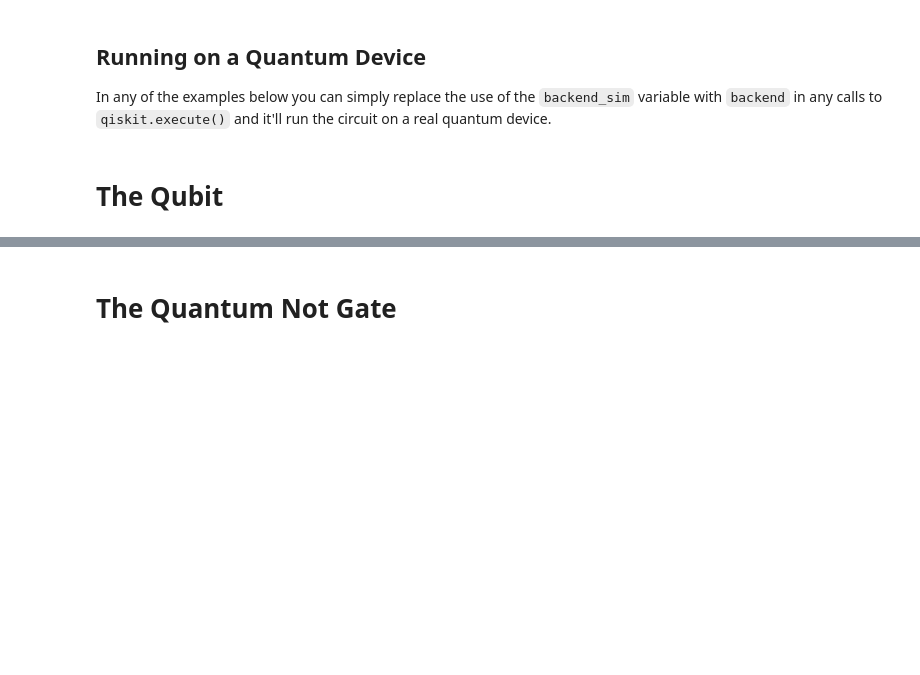
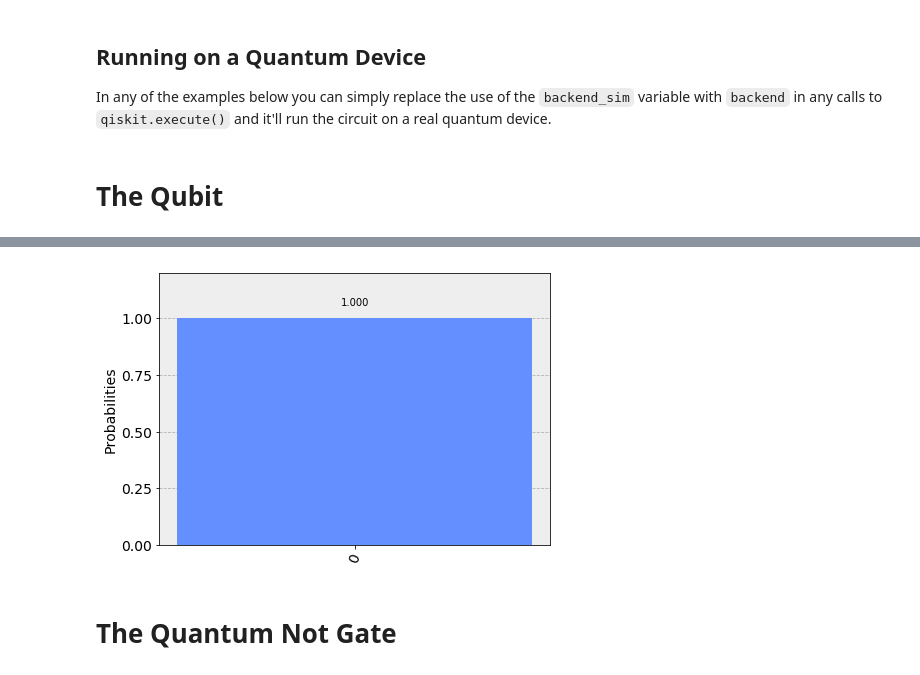
Before and after one commit to mtreinish/qiskit-workshop, a Jupyter notebook: Workshop.ipynb, the cells around one changed output, grey strips where cells are left out. Saved outputs shown, nothing was run; the diff lists cells and outputs as text; code cells hidden in the pictures; blank space fills up the shorter version.

```diff
--- a/Workshop.ipynb
+++ b/Workshop.ipynb
@@ -57,3 +63,14 @@ VBox(children=(HTML(value="<h1 style='color:#ffffff;background-color:#000000;pad
 In any of the examples below you can simply replace the use of the `backend_sim` variable with `backend` in any calls to `qiskit.execute()` and it'll run the circuit on a real quantum device.
 # %% [markdown]
 # The Qubit
+# %%
+# Use BasicAer's qasm_simulator
+backend_sim = qiskit.BasicAer.get_backend('qasm_simulator')
+# %%
+# Define the Quantum and Classical Registers
+q = qiskit.QuantumRegister(1)
+c = qiskit.ClassicalRegister(1)
+
+# Build the circuit
+single_q_measurement = qiskit.QuantumCircuit(q, c)
+single_q_measurement.measure(q, c);
@@ -60,3 +90,7 @@ In any of the examples below you can simply replace the use of the `backend_sim`
+# %%
+qiskit.tools.visualization.plot_histogram(counts)
+# %% [output]
+[figure, added]
 # %% [markdown]
 # The Quantum Not Gate
 # %%
```
Also changed, not shown: parts of 32 cells of this notebook, 1 other file.
